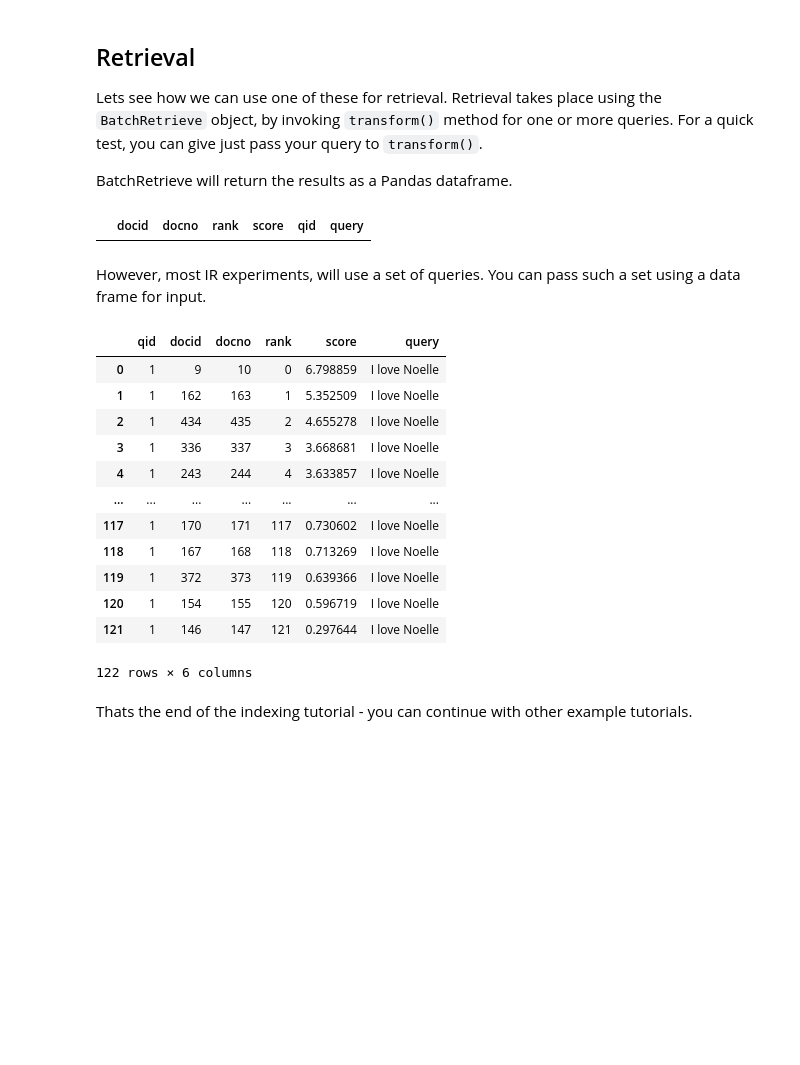
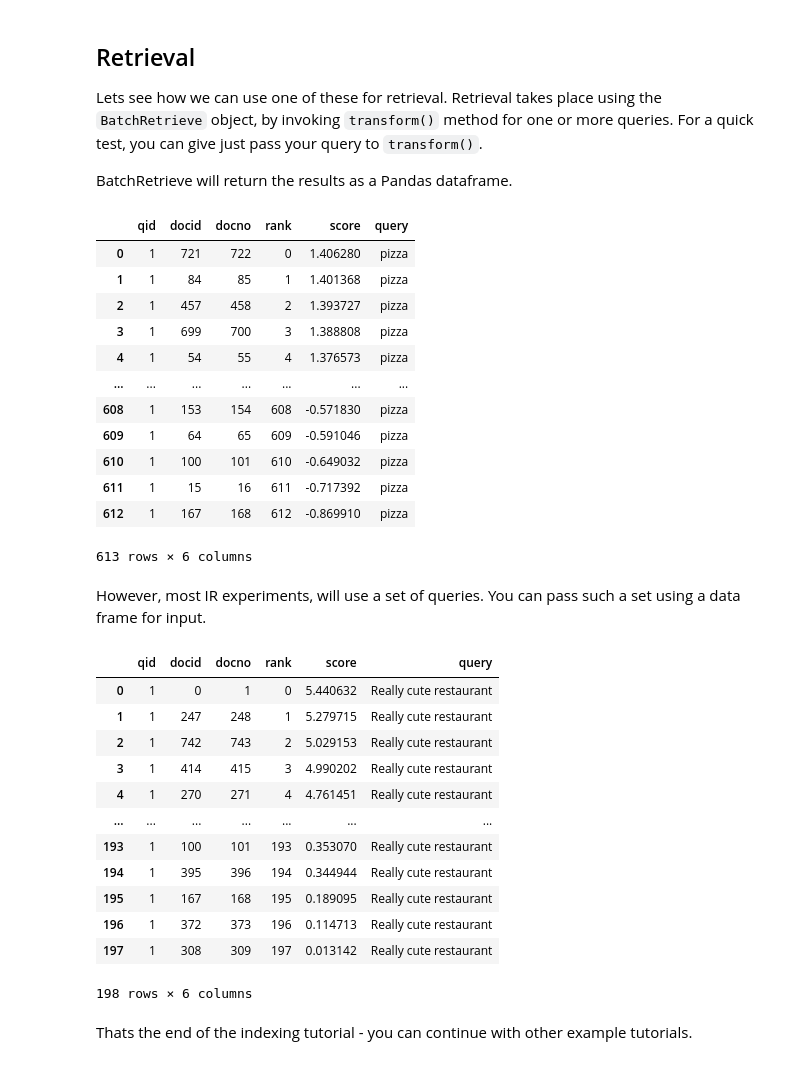
Before and after one commit to d1p013/testing, a Jupyter notebook: examples/notebooks/indexing_1.ipynb, the cells around one changed output. Cells and saved outputs as stored; diff of their text form; code cells hidden in the pictures; blank space fills up the shorter version.

```diff
--- a/examples/notebooks/indexing_1.ipynb
+++ b/examples/notebooks/indexing_1.ipynb
@@ -213,28 +155,40 @@ Lets see how we can use one of these for retrieval. Retrieval takes place using
 
 BatchRetrieve will return the results as a Pandas dataframe.
 # %%
-pt.BatchRetrieve(indexref2).search("chic")
+pt.BatchRetrieve(indexref2).search("pizza")
 # %% [output]
-|  | docid | docno | rank | score | qid | query |
+|  | qid | docid | docno | rank | score | query |
+| 0 | 1 | 721 | 722 | 0 | 1.406280 | pizza |
+| 1 | 1 | 84 | 85 | 1 | 1.401368 | pizza |
+| 2 | 1 | 457 | 458 | 2 | 1.393727 | pizza |
+| 3 | 1 | 699 | 700 | 3 | 1.388808 | pizza |
+| 4 | 1 | 54 | 55 | 4 | 1.376573 | pizza |
+| ... | ... | ... | ... | ... | ... | ... |
+| 608 | 1 | 153 | 154 | 608 | -0.571830 | pizza |
+| 609 | 1 | 64 | 65 | 609 | -0.591046 | pizza |
+| 610 | 1 | 100 | 101 | 610 | -0.649032 | pizza |
+| 611 | 1 | 15 | 16 | 611 | -0.717392 | pizza |
+| 612 | 1 | 167 | 168 | 612 | -0.869910 | pizza |
+613 rows × 6 columns
 # %% [markdown]
 However, most IR experiments, will use a set of queries. You can pass such a set using a data frame for input.
 # %%
 import pandas as pd
-topics = pd.DataFrame([["1", "I love Noelle"]],columns=['qid','query'])
+topics = pd.DataFrame([["1", "Really cute restaurant"]],columns=['qid','query'])
 pt.BatchRetrieve(indexref2).transform(topics)
 # %% [output]
 |  | qid | docid | docno | rank | score | query |
-| 0 | 1 | 9 | 10 | 0 | 6.798859 | I love Noelle |
-| 1 | 1 | 162 | 163 | 1 | 5.352509 | I love Noelle |
-| 2 | 1 | 434 | 435 | 2 | 4.655278 | I love Noelle |
-| 3 | 1 | 336 | 337 | 3 | 3.668681 | I love Noelle |
-| 4 | 1 | 243 | 244 | 4 | 3.633857 | I love Noelle |
+| 0 | 1 | 0 | 1 | 0 | 5.440632 | Really cute restaurant |
+| 1 | 1 | 247 | 248 | 1 | 5.279715 | Really cute restaurant |
+| 2 | 1 | 742 | 743 | 2 | 5.029153 | Really cute restaurant |
+| 3 | 1 | 414 | 415 | 3 | 4.990202 | Really cute restaurant |
+| 4 | 1 | 270 | 271 | 4 | 4.761451 | Really cute restaurant |
 | ... | ... | ... | ... | ... | ... | ... |
-| 117 | 1 | 170 | 171 | 117 | 0.730602 | I love Noelle |
-| 118 | 1 | 167 | 168 | 118 | 0.713269 | I love Noelle |
-| 119 | 1 | 372 | 373 | 119 | 0.639366 | I love Noelle |
-| 120 | 1 | 154 | 155 | 120 | 0.596719 | I love Noelle |
-| 121 | 1 | 146 | 147 | 121 | 0.297644 | I love Noelle |
+| 193 | 1 | 100 | 101 | 193 | 0.353070 | Really cute restaurant |
+| 194 | 1 | 395 | 396 | 194 | 0.344944 | Really cute restaurant |
+| 195 | 1 | 167 | 168 | 195 | 0.189095 | Really cute restaurant |
+| 196 | 1 | 372 | 373 | 196 | 0.114713 | Really cute restaurant |
+| 197 | 1 | 308 | 309 | 197 | 0.013142 | Really cute restaurant |
-122 rows × 6 columns
+198 rows × 6 columns
 # %% [markdown]
 Thats the end of the indexing tutorial - you can continue with other example tutorials.
```
Also changed, not shown: parts of 6 cells of this notebook.
